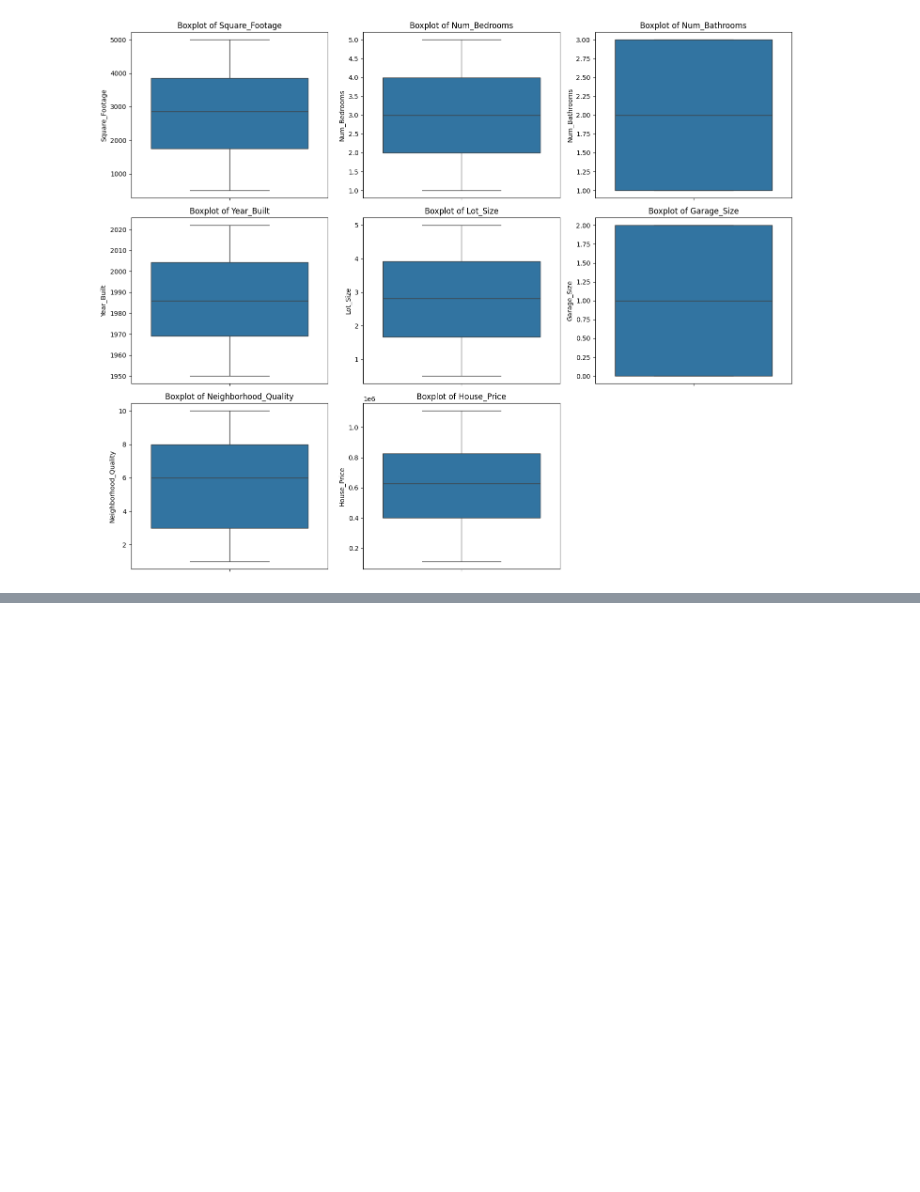
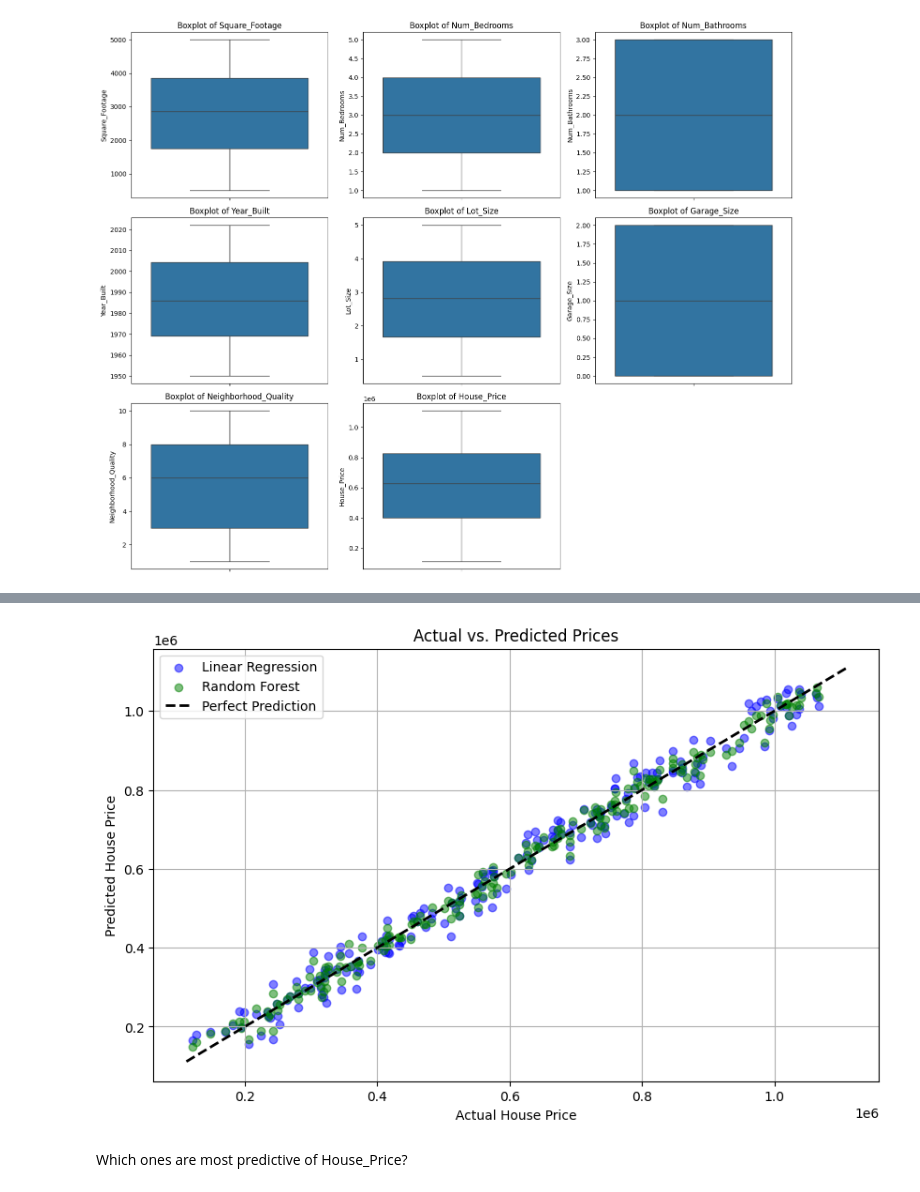
Before and after one commit to mwallendjack/MCW_personal-data-science-project, a Jupyter notebook: Regression EDA.ipynb, the cells around one changed output, grey strips where cells are left out. Cells and saved outputs as stored; diff of their text form; code cells hidden in the pictures; blank space fills up the shorter version.

Commit message:
Linear Regression and Random Forrest
Trained and Tested LR and RF.

```diff
--- a/Regression EDA.ipynb
+++ b/Regression EDA.ipynb
@@ -212,0 +221,24 @@ plt.show()
+# %%
+y = df["House_Price"]
+X_sqft = df[['Square_Footage']]
+X_full = df.drop(columns = ['House_Price'])
+# %%
+X1_train, X1_test, y1_train, y1_test = train_test_split(X_sqft, y, test_size = 0.2, random_state = 22)
+X2_train, X2_test, y2_train, y2_test = train_test_split(X_full, y, test_size = 0.2, random_state= 22)
+# %%
+lr_model = LinearRegression().fit(X1_train, y1_train)
+rf_model = RandomForestRegressor(n_estimators=100, random_state=22,).fit(X2_train, y2_train)# Builds an ensemble collection of individual decision trees and averaging their predictions to get a final result.
+# %%
+lr_preds = lr_model.predict(X1_test)
+rf_preds = rf_model.predict(X2_test)
+
+
+
+def evaluate(name, y_true, y_pred):
+    print(f" {name}")
+    print(f"R² Score-Coefficient of Determination: {r2_score(y_true, y_pred):.2f}")
+    print(f"MAE real-world error: {mean_absolute_error(y_true, y_pred):.2f}")
+    print(f"RMSE: {np.sqrt(mean_squared_error(y_true, y_pred)):.2f}\n")
+
+evaluate("Linear Regression (Square Footage)", y1_test, lr_preds)
+evaluate("Random Forest (All Features)", y2_test, rf_preds)
@@ -212,0 +255,18 @@ plt.show()
+# %%
+plt.figure(figsize=(10, 6))
+
+plt.scatter(y1_test, lr_preds, alpha=0.5, label="Linear Regression", color="blue")
+plt.scatter(y2_test, rf_preds, alpha=0.5, label="Random Forest", color="green")
+
+plt.plot([y.min(), y.max()], [y.min(), y.max()], 'k--', lw=2, label='Perfect Prediction')
+
+plt.xlabel("Actual House Price")
+plt.ylabel("Predicted House Price")
+plt.title("Actual vs. Predicted Prices")
+plt.legend()
+plt.grid(True)
+plt.show()
+# %% [output]
+[figure, added]
+# %% [markdown]
+Which ones are most predictive of House_Price?
```
Also changed, not shown: parts of 9 cells of this notebook.
